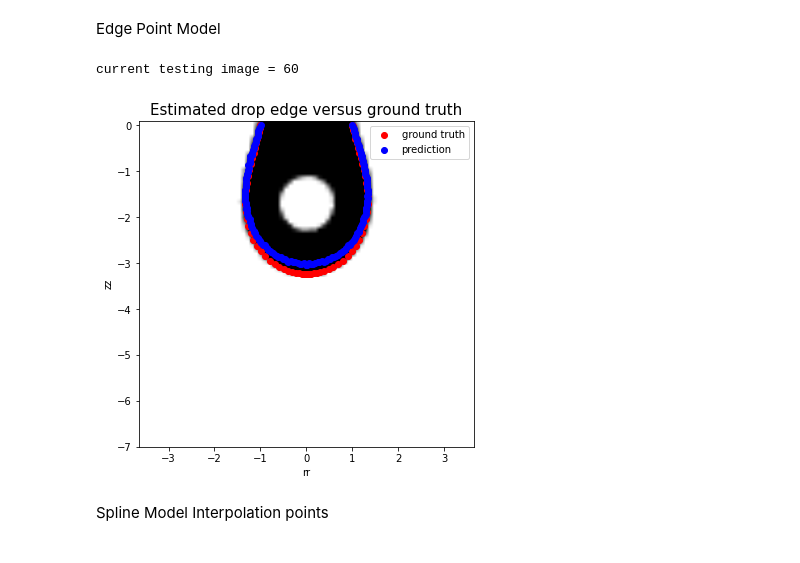
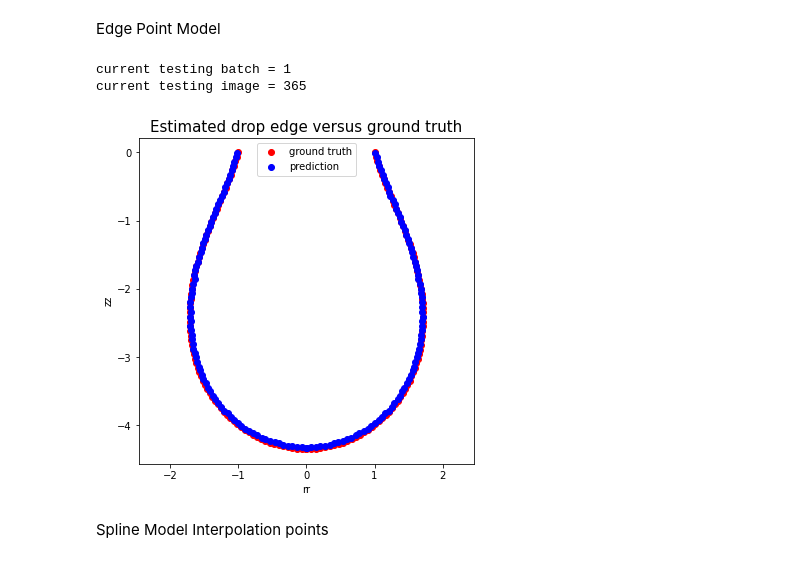
Before and after one commit to ShaoKAi100812/Pendant_Drop_Tensiometry_Prediction, a Jupyter notebook: main_combine.ipynb, the cells around one changed output. Cells and saved outputs as stored; diff of their text form; code cells hidden in the pictures.

Commit message:
bug: Fix the PictureNet prediction back to raw data version

```diff
--- a/main_combine.ipynb
+++ b/main_combine.ipynb
@@ -1031,54 +1031,50 @@ PATH_PIC = os.path.join(os.getcwd(), "model_pic_points.pt")
 model_picture_trained = torch.load(PATH_PIC)
 
 
-rand1 = random.randint(0, len(test_x_pic)-1)
-#rand2 = random.randint(0, 511)
+rand1 = random.randint(0, len(test_x_pic_points)-1)
+rand2 = random.randint(0, len(test_x_pic_points[rand1])-1)
 
-print("current testing image =", rand1)
+print("current testing batch =", rand1)
+print("current testing image =", rand2)
 
-score_pic = prediction(model_picture_trained, test_x_pic[rand1].reshape(1, 1, 82, 77))
+score_pic = prediction(model_picture_trained, test_x_pic_points[rand1][rand2].reshape(1, 1, 82, 77))
 
 # Print all points out for viewing
 # for num in range(len(test_y_pic_points[rand1][rand2])):
 #     print(num+1, ": Ground Truths =", test_y_pic_points[rand1][rand2][num].item(), ", Prediction =", score_pic[0, num].item())
 # %% [output]
-current testing image = 60
+current testing batch = 1
+current testing image = 365
 # %%
-data_YC = pd.read_csv("Data_uniform/YC.csv", header= None)
-YC = torch.Tensor(data_YC.values)
-
 # scattering points for ground truth
-x_gt_pos = torch.matmul(YC ,test_y_pic[rand1][0:11].float())
-y_gt_pos = torch.matmul(YC ,test_y_pic[rand1][11:22].float())
+x_gt_pos = test_y_pic_points[rand1][rand2][0:80]
+y_gt_pos = test_y_pic_points[rand1][rand2][80:160]
 x_gt_neg = -torch.flip(x_gt_pos, [0])
 y_gt_neg = torch.flip(y_gt_pos, [0])
 x_gt = torch.cat((x_gt_neg, x_gt_pos))
 y_gt = torch.cat((y_gt_neg, y_gt_pos))
 
 # scattering points for prediction
 x_pred_pos = score_pic[0, 0:80]
 y_pred_pos = score_pic[0, 80:160]
 x_pred_neg = -torch.flip(x_pred_pos, [0])
 y_pred_neg = torch.flip(y_pred_pos, [0])
 x_pred = torch.cat((x_pred_neg, x_pred_pos))
 y_pred = torch.cat((y_pred_neg, y_pred_pos))
 
 # plotting
 fig,ax = plt.subplots(1,1,figsize=(6, 6))
-
-
-
 ax.set_title("Estimated drop edge versus ground truth", fontsize = 15)
 plt.scatter(x_gt, y_gt, c="red", label="ground truth")
 plt.scatter(x_pred, y_pred, c="blue", label="prediction")
-plt.imshow(test_x_pic_plot[rand1],cmap='gray',aspect='auto', extent=(-3.5,3.5,-7,0.1), interpolation ='bilinear')
+# plt.imshow(test_x_pic_plot[rand1],cmap='gray',aspect='auto', extent=(-3.5,3.5,-7,0.1), interpolation ='bilinear')
 plt.xlabel("rr")
 plt.ylabel("zz")
 plt.legend()
 plt.axis('equal')
 plt.show()
 # %% [output]
-[figure, old version]
+[figure, new version]
 # %% [markdown]
 Spline Model Interpolation points
 # %%
```
Also changed, not shown: parts of 8 cells of this notebook.
